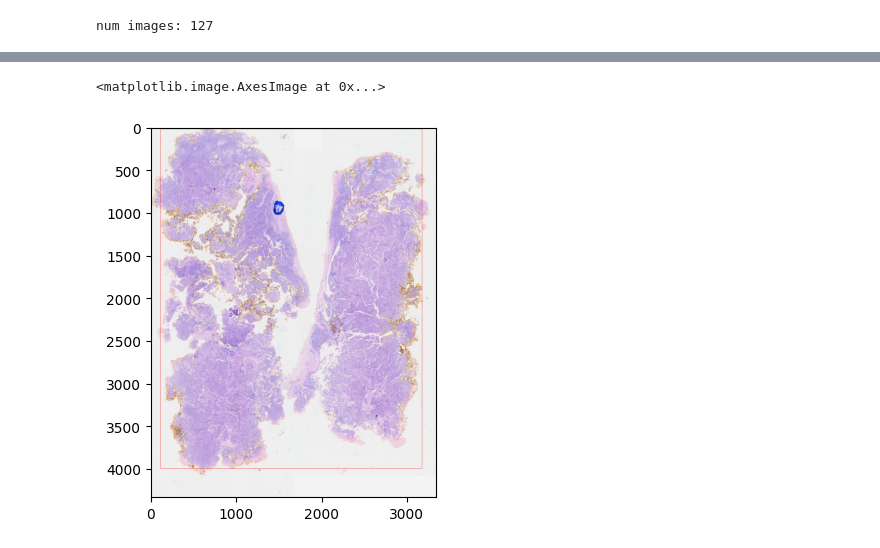
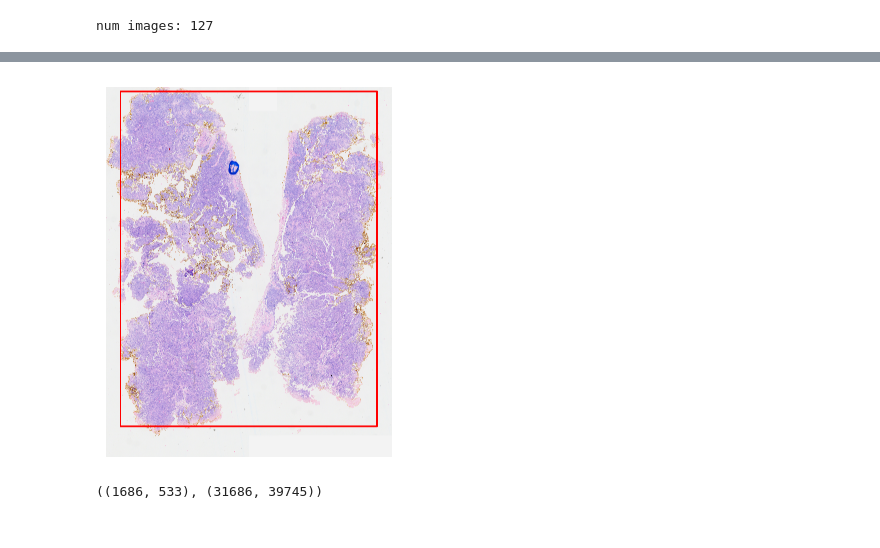
Before and after one commit to emnzn/ViT-Based-WSI-Classification, a Jupyter notebook: notebooks/contour.ipynb, the cells around one changed output, grey strips where cells are left out. Cells and saved outputs as stored; diff of their text form; code cells hidden in the pictures.

Commit message:
draft contour scripts

```diff
--- a/notebooks/contour.ipynb
+++ b/notebooks/contour.ipynb
@@ -19,9 +19,9 @@ images = [pyvips.Image.new_from_file(f, access="sequential") for f in image_path
 # %%
 test_image = images[1].numpy()
 
-width, height = test_image.shape[1], test_image.shape[0]
+# width, height = test_image.shape[1], test_image.shape[0]
 
-test_image = cv2.resize(test_image, (width // 10, height // 10))
+# test_image = cv2.resize(test_image, (width // 10, height // 10))
 # %%
 gray = cv2.cvtColor(test_image, cv2.COLOR_BGR2GRAY)
 
@@ -42,15 +44,20 @@ x_min, y_min, x_max, y_max = float('inf'), float('inf'), 0, 0
 
 for contour in contours:
     x, y, w, h = cv2.boundingRect(contour)
-    if w > 50 and h > 50:
+    if w > 500 and h > 500:
         x_min = min(x_min, x)
         y_min = min(y_min, y)
         x_max = max(x_max, x + w)
         y_max = max(y_max, y + h)
 # %%
-contoured_image = cv2.rectangle(test_image, (x_min, y_min), (x_max, y_max), (255, 0, 0), 2)
+contoured_image = cv2.rectangle(test_image, (x_min, y_min), (x_max, y_max), (255, 0, 0), 200)
 
 plt.imshow(contoured_image)
+plt.axis("off")
+plt.show()
 # %% [output]
-<matplotlib.image.AxesImage at 0x...>
-[figure, old version]
+[figure, new version]
+# %%
+(x_min, y_min), (x_max, y_max)
+# %% [output]
+((1686, 533), (31686, 39745))
```
Also changed, not shown: parts of 2 cells of this notebook.
